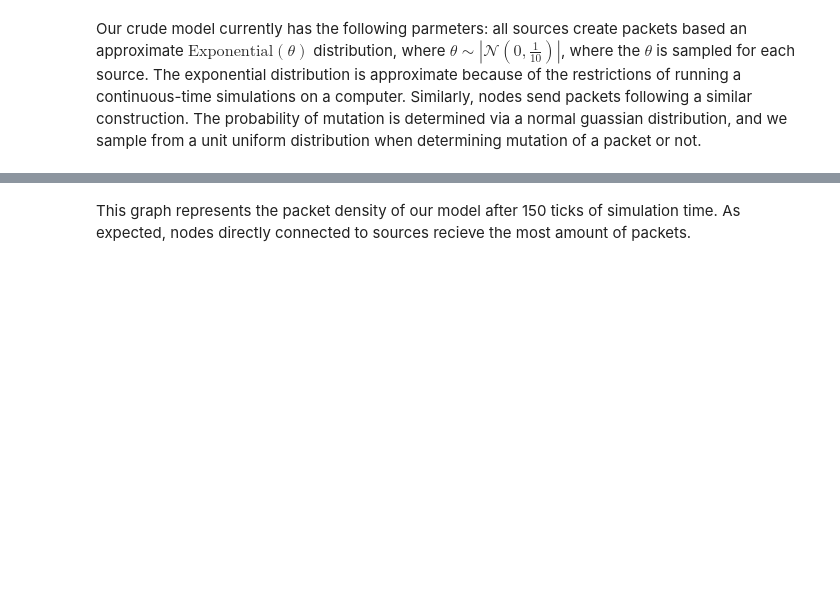
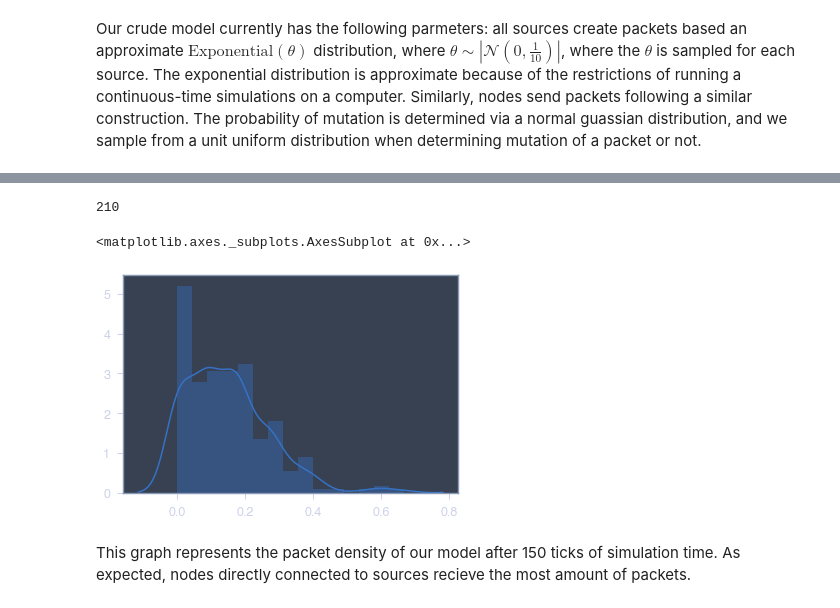
Before and after one commit to gallanoe/mis-sim, a Jupyter notebook: simulation_notebok.ipynb, the cells around one changed output, grey strips where cells are left out. Drawn from its saved outputs; the diff is of its cells as text; code cells hidden in the pictures; blank space fills up the shorter version.

```diff
--- a/simulation_notebok.ipynb
+++ b/simulation_notebok.ipynb
@@ -313,3 +318,14 @@ sim.visualize()
+# %%
+misinformation = len([n.get_info_inacc() for n in sim.nodes.values() if n.get_info_inacc() > 0])
+# %%
+misinformation
+# %% [output]
+210
+# %%
+sns.distplot(misinformation)
+# %% [output]
+<matplotlib.axes._subplots.AxesSubplot at 0x...>
+[figure, added]
 # %% [markdown]
 This graph represents the packet density of our model after 150 ticks of simulation time. As expected, nodes directly connected to sources recieve the most amount of packets.
 # %% [markdown]
```
Also changed, not shown: parts of 19 cells of this notebook.
